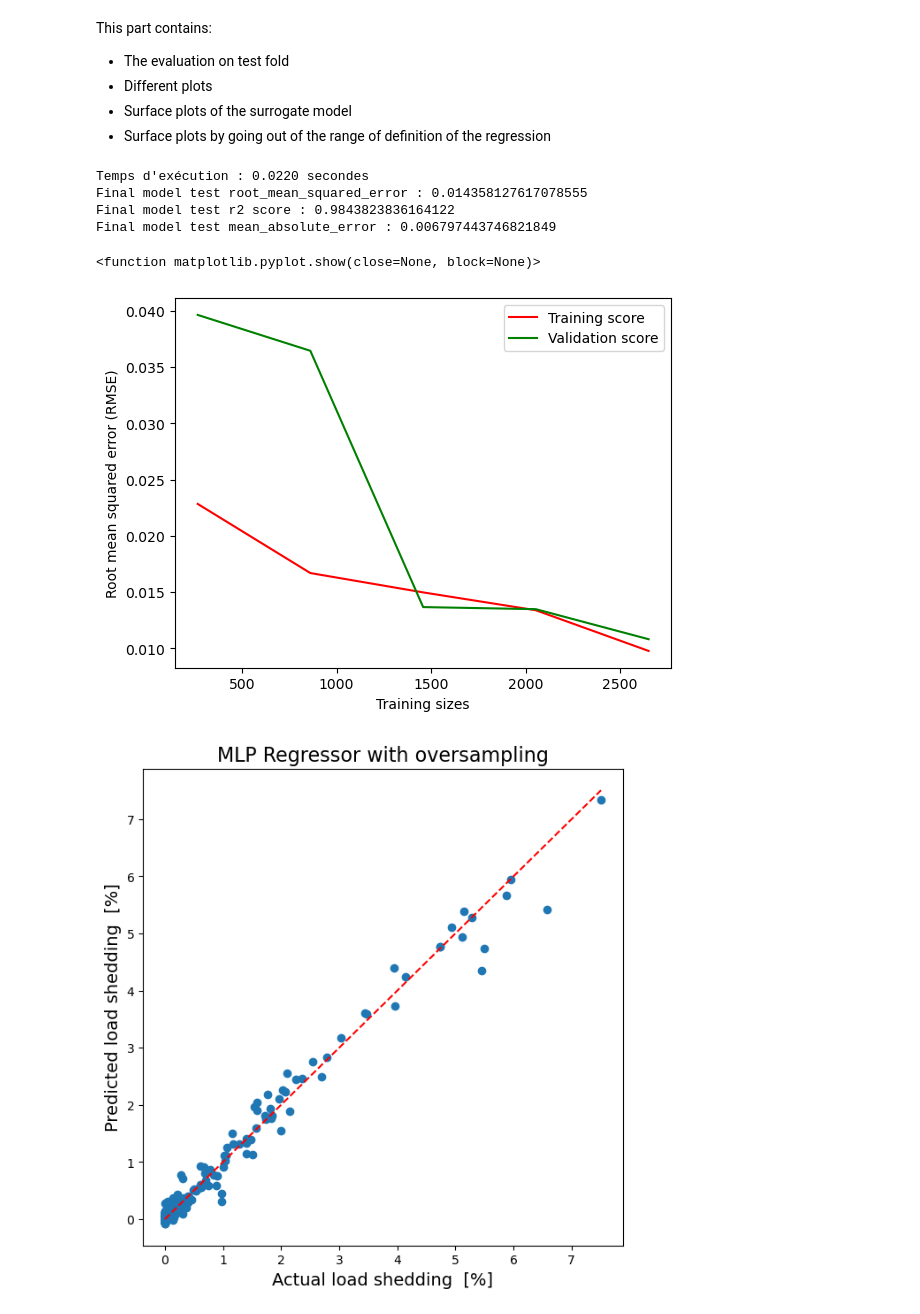
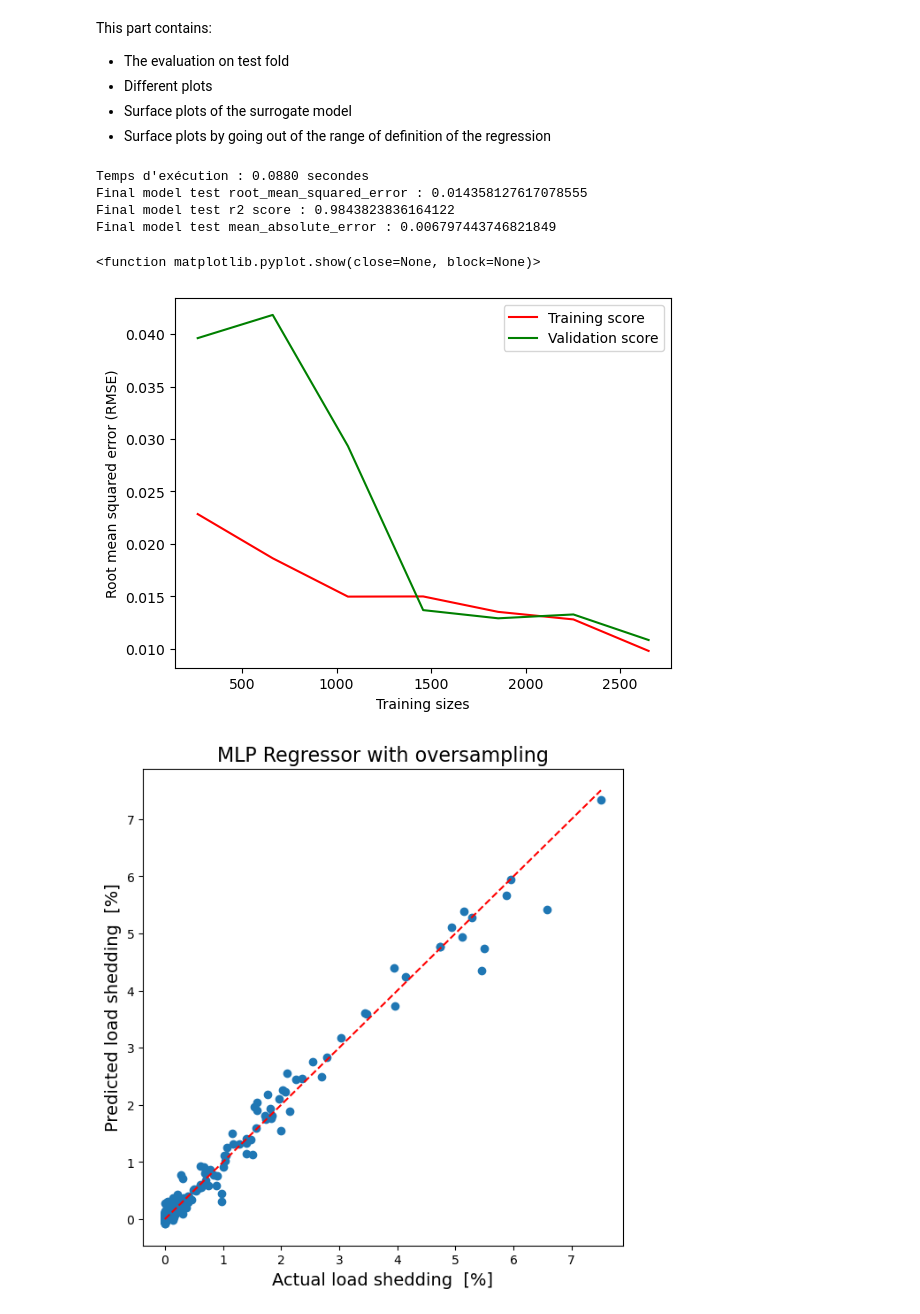
Before and after one commit to PtitVerredeRhum/Copy_Straet_THESIS, a Jupyter notebook: nn/Cloux_folder/ML_LoadShedding_OverSamp_CLX.ipynb, the cells around one changed output. Cells and saved outputs as stored; diff of their text form; code cells hidden in the pictures.

```diff
--- a/nn/Cloux_folder/ML_LoadShedding_OverSamp_CLX.ipynb
+++ b/nn/Cloux_folder/ML_LoadShedding_OverSamp_CLX.ipynb
@@ -258,7 +258,7 @@ y_train_balanced = np.concatenate((y_train_non_zeros_upsampled, y_train_zeros))
 groups = np.where(y_train_balanced == 0, 0, 1)
 
 # MLP :
-modelo = MLPRegressor(random_state=42)
+modelo = MLPRegressor(max_iter=100, random_state=42)
 param_grid_mlp = {
     'hidden_layer_sizes': [(200, 100, 100, 50)],
     'activation': ['relu'],
@@ -319,35 +319,35 @@ print(f'Final model test root_mean_squared_error : {test_rmse}')
 print(f'Final model test r2 score : {test_r2}')
 print(f'Final model test mean_absolute_error : {test_mae}')
 # %% [output]
-Temps d'exécution : 0.0220 secondes
+Temps d'exécution : 0.0880 secondes
 Final model test root_mean_squared_error : 0.014358127617078555
 Final model test r2 score : 0.9843823836164122
 Final model test mean_absolute_error : 0.006797443746821849
 # %%
 from sklearn.model_selection import learning_curve
 import matplotlib.pyplot as plt
-train_sizes, train_scores, val_scores = learning_curve(best_mlp, X_train_balanced, y_train_balanced, cv=my_cv, scoring= 'neg_root_mean_squared_error', n_jobs=-1, train_sizes=np.linspace(0.1, 1.0,5))
+train_sizes, train_scores, val_scores = learning_curve(best_mlp, X_train_balanced, y_train_balanced, cv=my_cv, scoring= 'neg_root_mean_squared_error', n_jobs=-1, train_sizes=np.linspace(0.1, 1.0,7))
 
 
 train_scores_mean = -np.mean(train_scores, axis=1)
 train_scores_std = -np.std(train_scores, axis=1)
 val_scores_mean = -np.mean(val_scores, axis=1)
 val_scores_std = -np.std(val_scores, axis=1)
 
 plt.figure()
 plt.xlabel( 'Training sizes')
 plt.ylabel( 'Root mean squared error (RMSE)' )
 
 
 plt.plot(train_sizes, train_scores_mean, color="r", label="Training score")
 
 plt.plot(train_sizes, val_scores_mean, color="g", label="Validation score")
 
 plt.legend(loc="best")
 plt.show
 # %% [output]
 <function matplotlib.pyplot.show(close=None, block=None)>
-[figure, old version]
+[figure, new version]
 # %%
 y_predict_curtail_MLP_test_rescaled = scaler_y.inverse_transform(test_pred_MLP.reshape(-1, 1)).ravel()
 y_test_rescaled = scaler_y.inverse_transform(y_test_scaled.reshape(-1, 1)).ravel()
```
Also changed, not shown: parts of 3 cells of this notebook, 2 other files.
